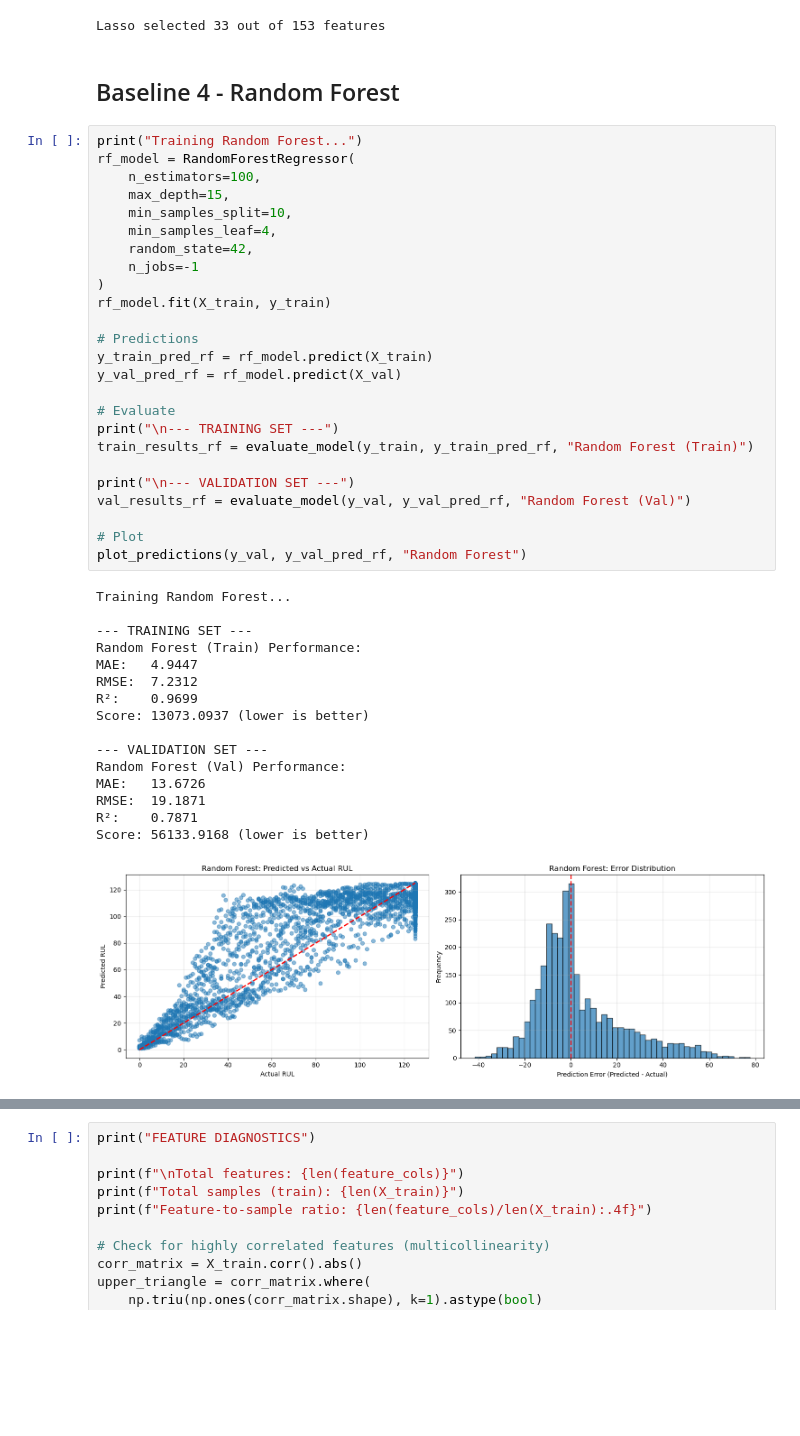
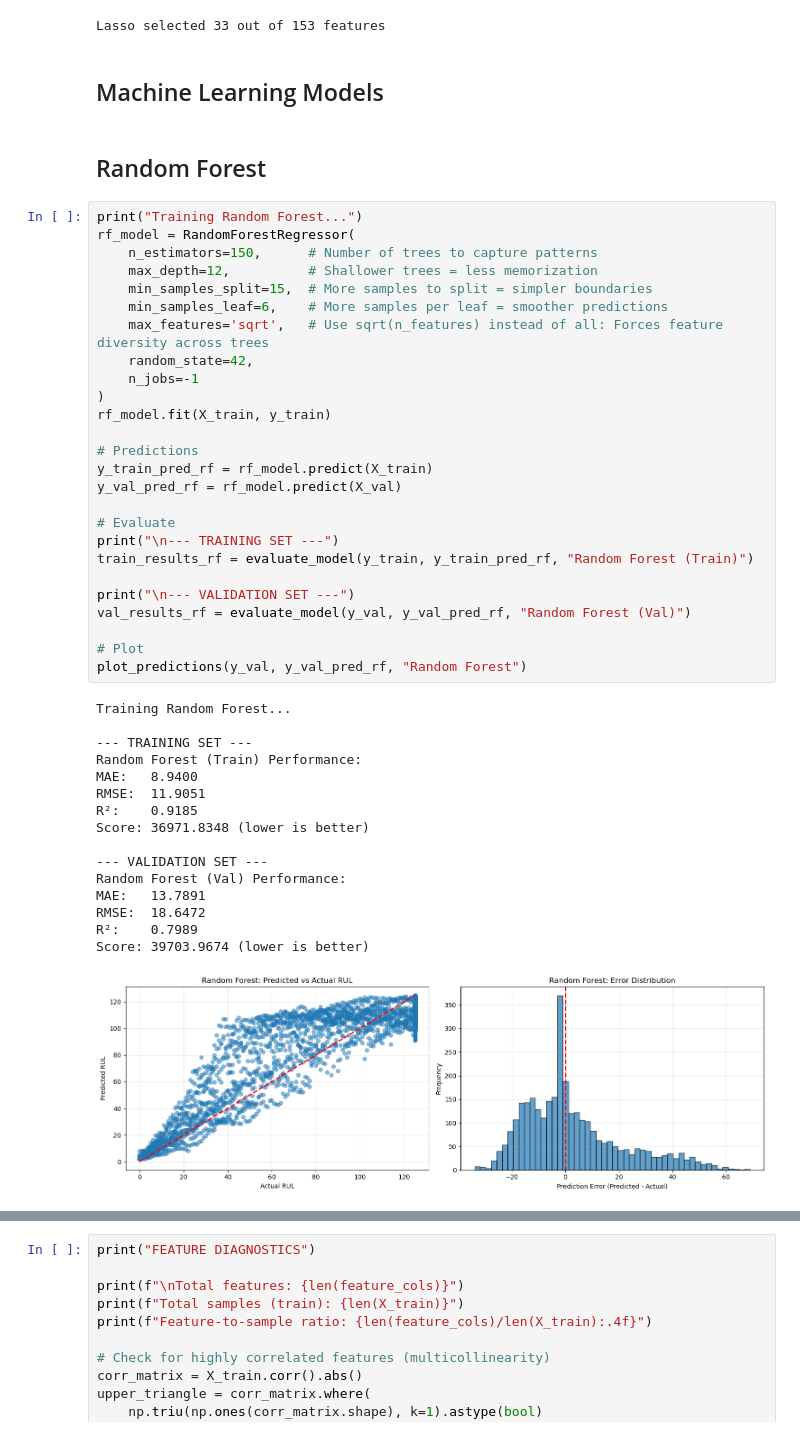
Before and after one commit to Wellbek/NASA-Turbofan-Twin, a Jupyter notebook: notebooks/03-04_machine_learning_models.ipynb, the cells around one changed output, grey strips where cells are left out. Drawn from its saved outputs; the diff is of its cells as text; blank space fills up the shorter version.

Commit message:
week 4 - machine learning models (optimized overfitting models)

```diff
--- a/notebooks/03_basemodels.ipynb
+++ b/notebooks/03-04_machine_learning_models.ipynb
@@ -406,47 +408,50 @@ R²:    0.7573
 Score: 26968.3628 (lower is better)
 [figure]
 Lasso selected 33 out of 153 features
+# %% [markdown]
+## Machine Learning Models
 # %% [markdown]
-## Baseline 4 - Random Forest
+## Random Forest
 # %%
 print("Training Random Forest...")
 rf_model = RandomForestRegressor(
-    n_estimators=100,
-    max_depth=15,
-    min_samples_split=10,
-    min_samples_leaf=4,
+    n_estimators=150,      # Number of trees to capture patterns
+    max_depth=12,          # Shallower trees = less memorization
+    min_samples_split=15,  # More samples to split = simpler boundaries
+    min_samples_leaf=6,    # More samples per leaf = smoother predictions
+    max_features='sqrt',   # Use sqrt(n_features) instead of all: Forces feature diversity across trees
     random_state=42,
     n_jobs=-1
 )
 rf_model.fit(X_train, y_train)
 
 # Predictions
 y_train_pred_rf = rf_model.predict(X_train)
 y_val_pred_rf = rf_model.predict(X_val)
 
 # Evaluate
 print("\n--- TRAINING SET ---")
 train_results_rf = evaluate_model(y_train, y_train_pred_rf, "Random Forest (Train)")
 
 print("\n--- VALIDATION SET ---")
 val_results_rf = evaluate_model(y_val, y_val_pred_rf, "Random Forest (Val)")
 
 # Plot
 plot_predictions(y_val, y_val_pred_rf, "Random Forest")
 # %% [output]
 Training Random Forest...
 
 --- TRAINING SET ---
 Random Forest (Train) Performance:
-MAE:   4.9447
-RMSE:  7.2312
-R²:    0.9699
-Score: 13073.0937 (lower is better)
+MAE:   8.9400
+RMSE:  11.9051
+R²:    0.9185
+Score: 36971.8348 (lower is better)
 
 --- VALIDATION SET ---
 Random Forest (Val) Performance:
-MAE:   13.6726
-RMSE:  19.1871
-R²:    0.7871
-Score: 56133.9168 (lower is better)
+MAE:   13.7891
+RMSE:  18.6472
+R²:    0.7989
+Score: 39703.9674 (lower is better)
-[figure, old version]
+[figure, new version]
```
Also changed, not shown: parts of 12 cells of this notebook.
